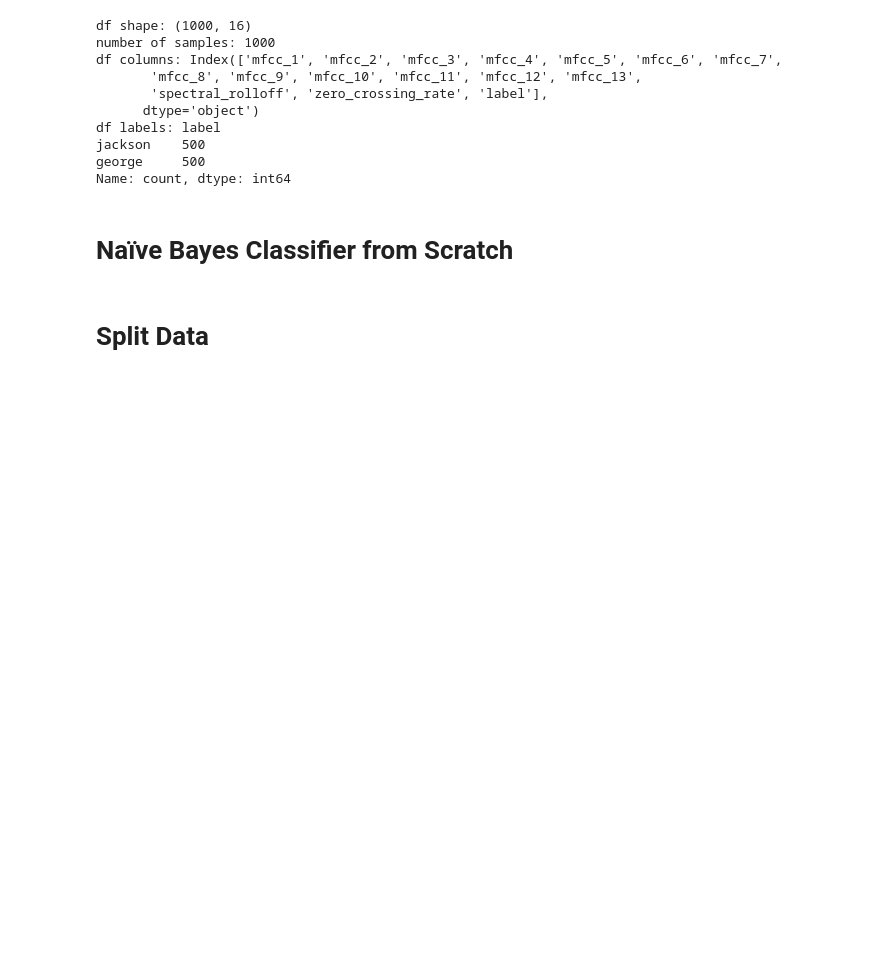
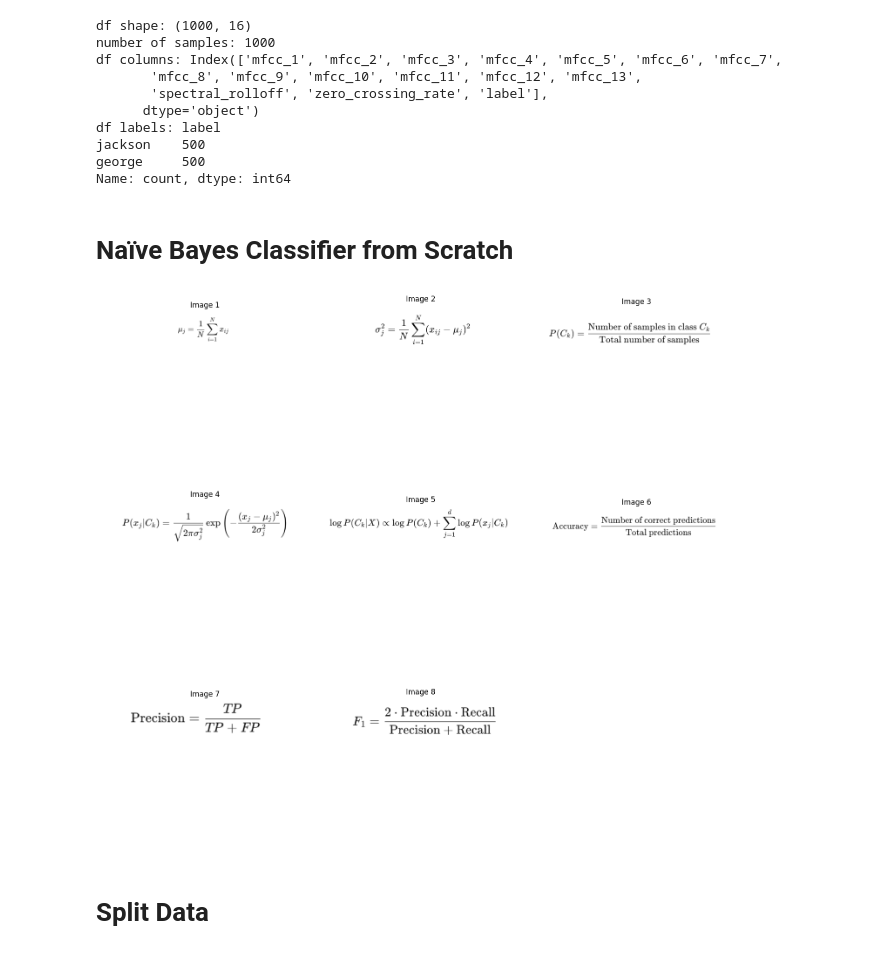
Before and after one commit to omarashraf03/Supervised-Learning, a Jupyter notebook: Task_3/MainHassan.ipynb, the cells around one changed output. Drawn from its saved outputs; the diff is of its cells as text; code cells hidden in the pictures; blank space fills up the shorter version.

Commit message:
equations images added

```diff
--- a/Task_3/MainHassan.ipynb
+++ b/Task_3/MainHassan.ipynb
@@ -187,6 +187,46 @@ class NaïveBayes:
             'recall': np.mean(recall),
             'f1_score': np.mean(f1)
         }
+# %%
+import os
+import matplotlib.pyplot as plt
+from PIL import Image
+
+# Folder containing your screenshots
+folder_path = "Task_3\equations"  # change to your folder name
+
+# Load image files
+image_files = sorted([f for f in os.listdir(folder_path) if f.endswith(('.png', '.jpg', '.jpeg'))])
+
+# Set target size for all images (width, height)
+target_size = (400, 300)
+
+# Adjust layout: rows and columns
+num_images = len(image_files)
+cols = 3  # change based on how many images you want per row
+rows = (num_images + cols - 1) // cols
+
+# Create the plot
+fig, axes = plt.subplots(rows, cols, figsize=(15, 5 * rows))
+
+# Flatten axes for easy iteration
+axes = axes.flatten()
+
+for i, img_file in enumerate(image_files):
+    img_path = os.path.join(folder_path, img_file)
+    img = Image.open(img_path)
+    axes[i].imshow(img)
+    axes[i].axis("off")
+    axes[i].set_title(f"Image {i+1}")
+
+# Hide unused subplots
+for j in range(i + 1, len(axes)):
+    axes[j].axis('off')
+
+plt.tight_layout()
+plt.show()
+# %% [output]
+[figure, added]
 # %% [markdown]
 # Split Data
 # %%
```
Also changed, not shown: parts of 4 cells of this notebook, 8 other files.
